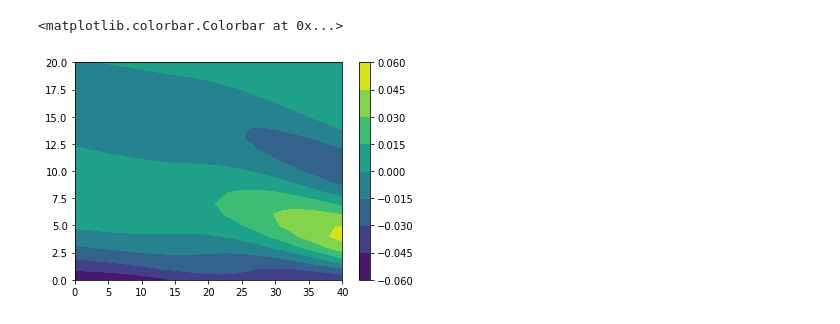
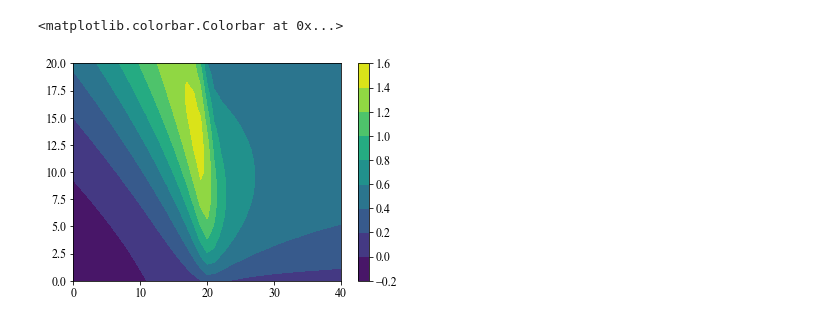
Before and after one commit to eshort0401/rotunno83, a Jupyter notebook: python_scripts/rotunno83.ipynb, the cells around one changed output. Drawn from its saved outputs; the diff is of its cells as text; code cells hidden in the pictures.

```diff
--- a/python_scripts/rotunno83.ipynb
+++ b/python_scripts/rotunno83.ipynb
@@ -216,5 +336,5 @@ def calc_k(theta,U):
 # %%
-tp, tu, tw = solve_qian(xiN=41, zetaN=21, tauN=16, sN=2000, U=.5)
+ds = solve_qian(xiN=41, zetaN=21, tauN=32, sN=3000, U=.01, L=0.1)
 # %% [output]
 Initialising
 Integrating
@@ -221,6 +353,6 @@ Integrating
 # %%
-plt.contourf((tu[2])[6])
+plt.contourf((ds.w[0])[2])
 plt.colorbar()
 # %% [output]
 <matplotlib.colorbar.Colorbar at 0x...>
-[figure, old version]
+[figure, new version]
```
Also changed, not shown: parts of 13 cells of this notebook, 1 other file.
